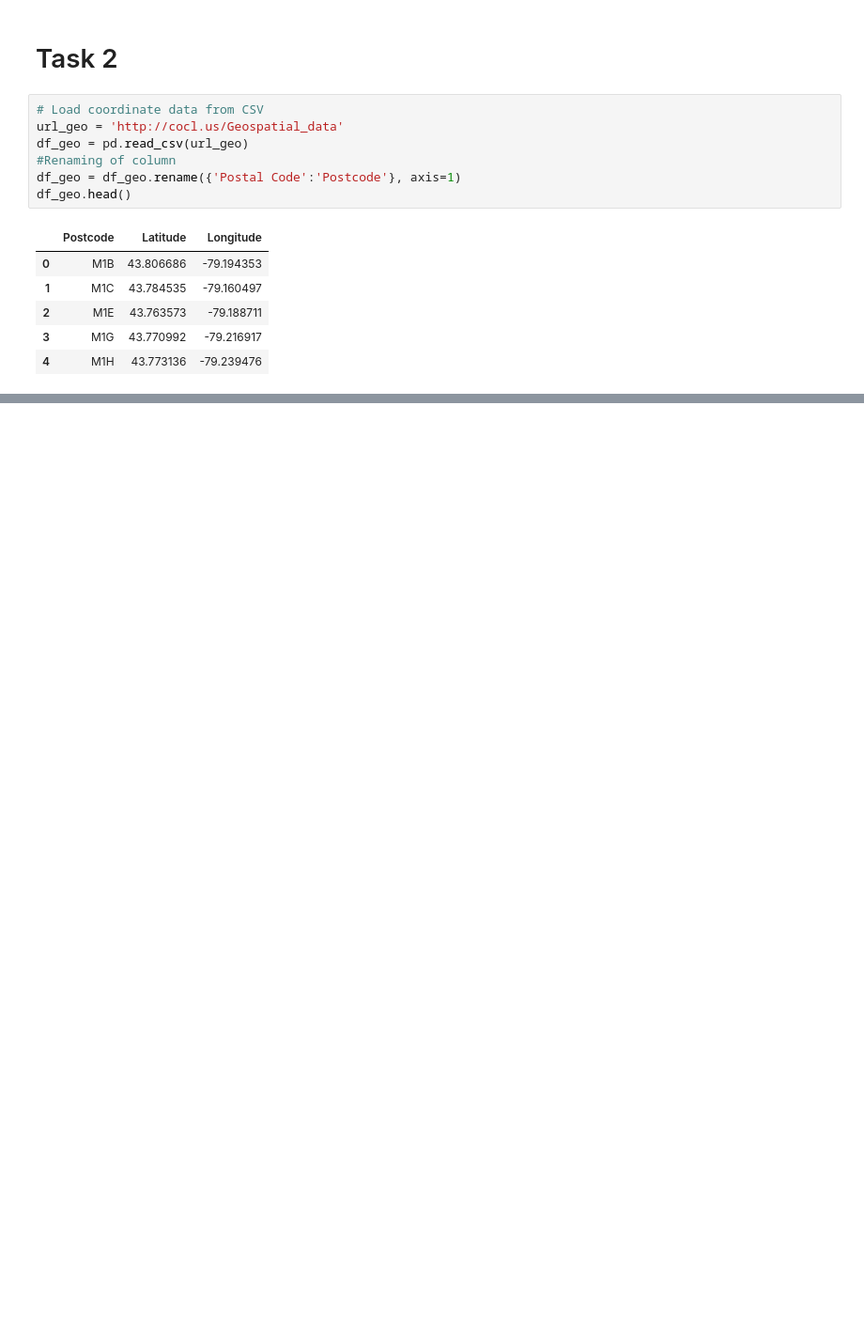
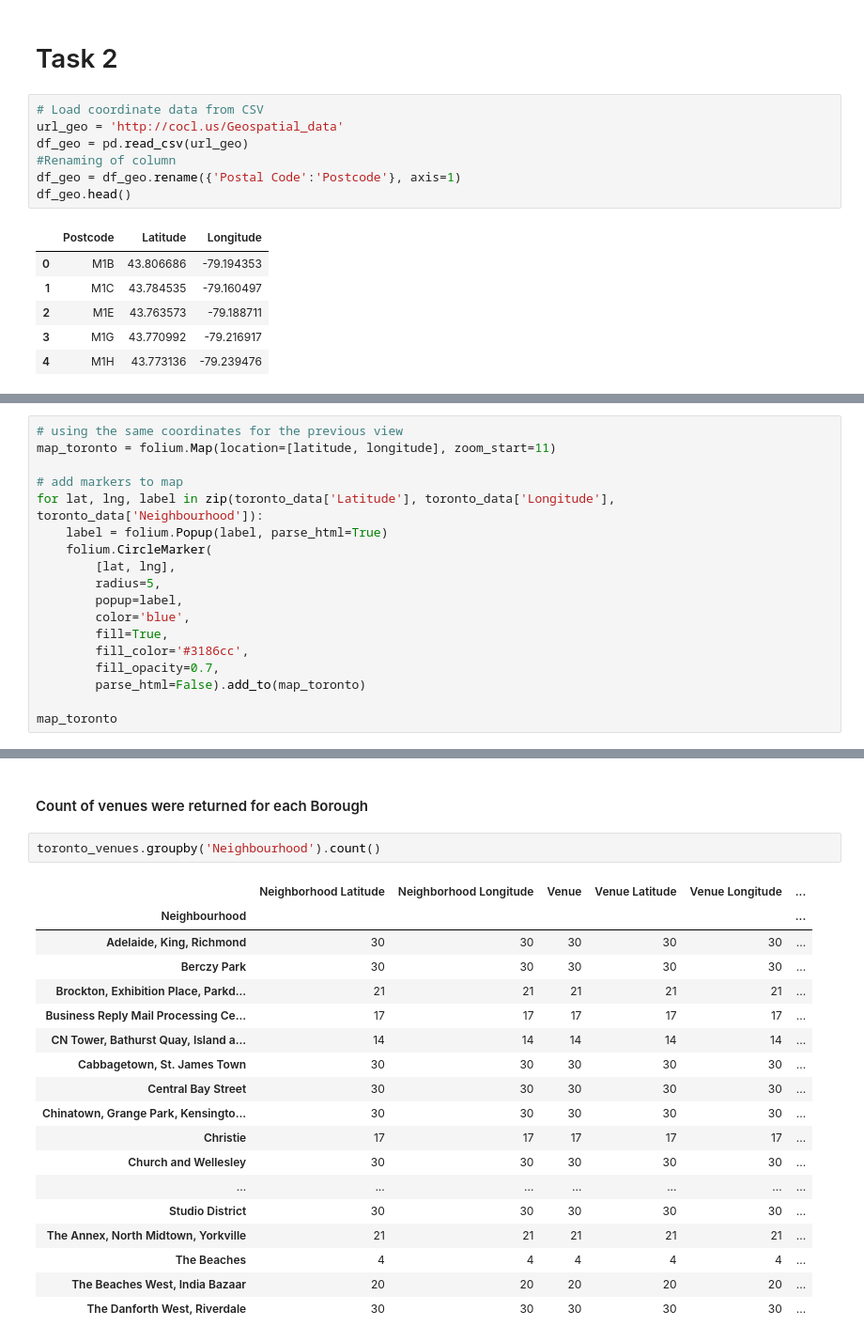
Before and after one commit to natarajc/Coursera_Capstone, a Jupyter notebook: Coursera_Capstone_Week3 Project.ipynb, the cells around one changed output, grey strips where cells are left out. Shown: that part at 94% size. Saved outputs shown, nothing was run; the diff lists cells and outputs as text; blank space fills up the shorter version.

```diff
--- a/Coursera_Capstone_Week3 Project.ipynb
+++ b/Coursera_Capstone_Week3 Project.ipynb
@@ -111,0 +243,18 @@ df.tail(10)
+# %%
+# using the same coordinates for the previous view
+map_toronto = folium.Map(location=[latitude, longitude], zoom_start=11)
+
+# add markers to map
+for lat, lng, label in zip(toronto_data['Latitude'], toronto_data['Longitude'], toronto_data['Neighbourhood']):
+    label = folium.Popup(label, parse_html=True)
+    folium.CircleMarker(
+        [lat, lng],
+        radius=5,
+        popup=label,
+        color='blue',
+        fill=True,
+        fill_color='#3186cc',
+        fill_opacity=0.7,
+        parse_html=False).add_to(map_toronto)
+
+map_toronto
@@ -111,0 +355,23 @@ df.tail(10)
+# %% [markdown]
+#### Count of venues were returned for each Borough
+# %%
+toronto_venues.groupby('Neighbourhood').count()
+# %% [output]
+|  | Neighborhood Latitude | Neighborhood Longitude | Venue | Venue Latitude | Venue Longitude | ... |
+| Neighbourhood |  |  |  |  |  | ... |
+| Adelaide, King, Richmond | 30 | 30 | 30 | 30 | 30 | ... |
+| Berczy Park | 30 | 30 | 30 | 30 | 30 | ... |
+| Brockton, Exhibition Place, Parkd... | 21 | 21 | 21 | 21 | 21 | ... |
+| Business Reply Mail Processing Ce... | 17 | 17 | 17 | 17 | 17 | ... |
+| CN Tower, Bathurst Quay, Island a... | 14 | 14 | 14 | 14 | 14 | ... |
+| Cabbagetown, St. James Town | 30 | 30 | 30 | 30 | 30 | ... |
+| Central Bay Street | 30 | 30 | 30 | 30 | 30 | ... |
+| Chinatown, Grange Park, Kensingto... | 30 | 30 | 30 | 30 | 30 | ... |
+| Christie | 17 | 17 | 17 | 17 | 17 | ... |
+| Church and Wellesley | 30 | 30 | 30 | 30 | 30 | ... |
+| ... | ... | ... | ... | ... | ... | ... |
+| Studio District | 30 | 30 | 30 | 30 | 30 | ... |
+| The Annex, North Midtown, Yorkville | 21 | 21 | 21 | 21 | 21 | ... |
+| The Beaches | 4 | 4 | 4 | 4 | 4 | ... |
+| The Beaches West, India Bazaar | 20 | 20 | 20 | 20 | 20 | ... |
+| The Danforth West, Riverdale | 30 | 30 | 30 | 30 | 30 | ... |
```
Also changed, not shown: parts of 46 cells of this notebook.
